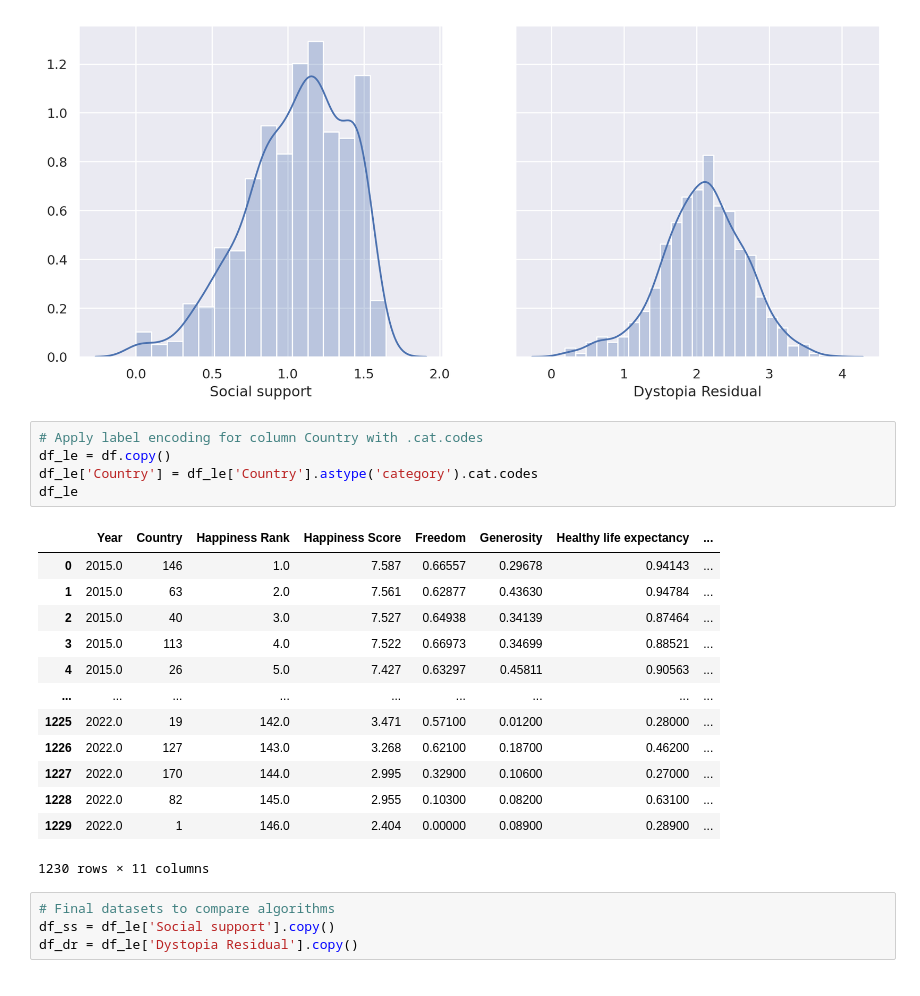
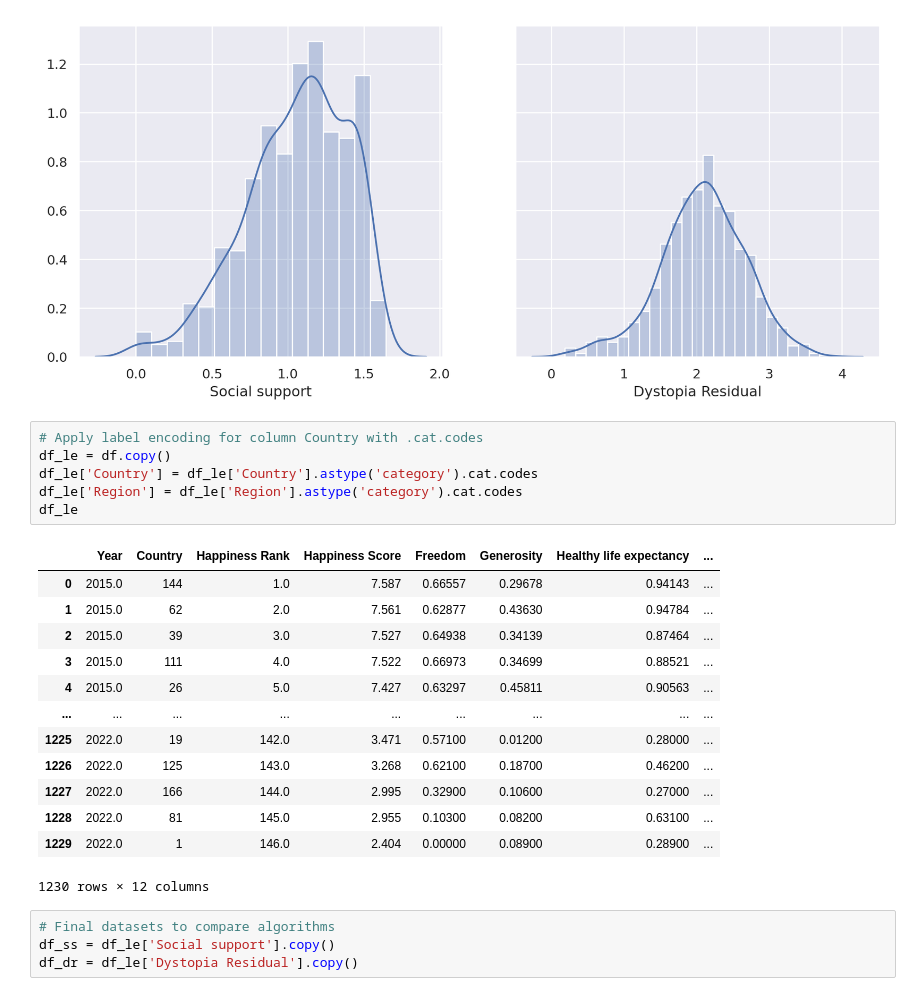
Before and after one commit to gabis96/ML-models-comparison, a Jupyter notebook: notebooks/2.feature_engineering.ipynb, the cells around one changed output. Cells and saved outputs as stored; diff of their text form.

```diff
--- a/notebooks/2.feature_engineering.ipynb
+++ b/notebooks/2.feature_engineering.ipynb
@@ -154,22 +157,23 @@ f = Figure(figsize=(12, 5))
 # %%
 # Apply label encoding for column Country with .cat.codes
 df_le = df.copy()
 df_le['Country'] = df_le['Country'].astype('category').cat.codes
+df_le['Region'] = df_le['Region'].astype('category').cat.codes
 df_le
 # %% [output]
 |  | Year | Country | Happiness Rank | Happiness Score | Freedom | Generosity | Healthy life expectancy | ... |
-| 0 | 2015.0 | 146 | 1.0 | 7.587 | 0.66557 | 0.29678 | 0.94143 | ... |
-| 1 | 2015.0 | 63 | 2.0 | 7.561 | 0.62877 | 0.43630 | 0.94784 | ... |
-| 2 | 2015.0 | 40 | 3.0 | 7.527 | 0.64938 | 0.34139 | 0.87464 | ... |
-| 3 | 2015.0 | 113 | 4.0 | 7.522 | 0.66973 | 0.34699 | 0.88521 | ... |
+| 0 | 2015.0 | 144 | 1.0 | 7.587 | 0.66557 | 0.29678 | 0.94143 | ... |
+| 1 | 2015.0 | 62 | 2.0 | 7.561 | 0.62877 | 0.43630 | 0.94784 | ... |
+| 2 | 2015.0 | 39 | 3.0 | 7.527 | 0.64938 | 0.34139 | 0.87464 | ... |
+| 3 | 2015.0 | 111 | 4.0 | 7.522 | 0.66973 | 0.34699 | 0.88521 | ... |
 | 4 | 2015.0 | 26 | 5.0 | 7.427 | 0.63297 | 0.45811 | 0.90563 | ... |
 | ... | ... | ... | ... | ... | ... | ... | ... | ... |
 | 1225 | 2022.0 | 19 | 142.0 | 3.471 | 0.57100 | 0.01200 | 0.28000 | ... |
-| 1226 | 2022.0 | 127 | 143.0 | 3.268 | 0.62100 | 0.18700 | 0.46200 | ... |
-| 1227 | 2022.0 | 170 | 144.0 | 2.995 | 0.32900 | 0.10600 | 0.27000 | ... |
-| 1228 | 2022.0 | 82 | 145.0 | 2.955 | 0.10300 | 0.08200 | 0.63100 | ... |
+| 1226 | 2022.0 | 125 | 143.0 | 3.268 | 0.62100 | 0.18700 | 0.46200 | ... |
+| 1227 | 2022.0 | 166 | 144.0 | 2.995 | 0.32900 | 0.10600 | 0.27000 | ... |
+| 1228 | 2022.0 | 81 | 145.0 | 2.955 | 0.10300 | 0.08200 | 0.63100 | ... |
 | 1229 | 2022.0 | 1 | 146.0 | 2.404 | 0.00000 | 0.08900 | 0.28900 | ... |
-1230 rows × 11 columns
+1230 rows × 12 columns
 # %%
 # Final datasets to compare algorithms
 df_ss = df_le['Social support'].copy()
```
Also changed, not shown: parts of 12 cells of this notebook, 1 other file.
